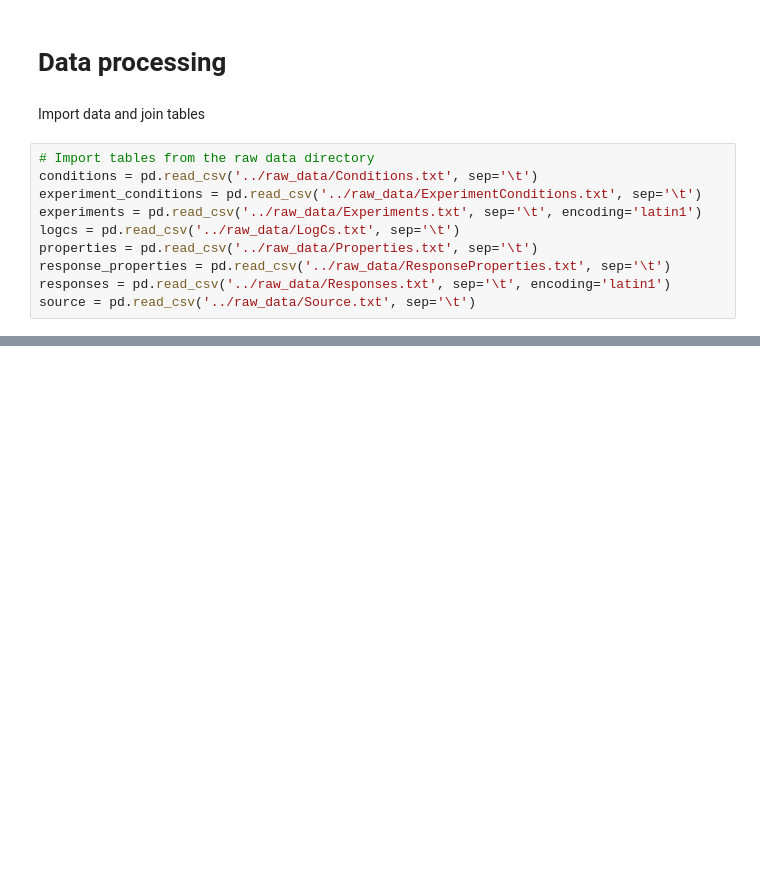
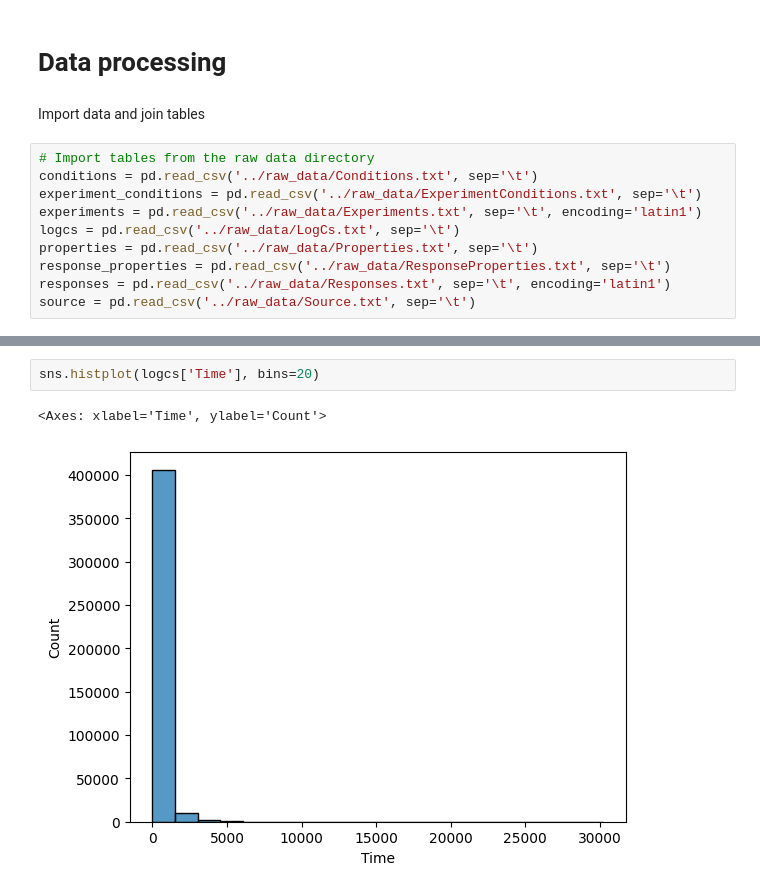
Before and after one commit to lulutinee/safer_food, a Jupyter notebook: notebooks/safer-food.ipynb, the cells around one changed output, grey strips where cells are left out. Cells and saved outputs as stored; diff of their text form; blank space fills up the shorter version.

```diff
--- a/notebooks/safer-food.ipynb
+++ b/notebooks/safer-food.ipynb
@@ -43,0 +53,5 @@ responses.head()
+# %%
+sns.histplot(logcs['Time'], bins=20)
+# %% [output]
+<Axes: xlabel='Time', ylabel='Count'>
+[figure, added]
```
Also changed, not shown: parts of 13 cells of this notebook, 2 other files.
